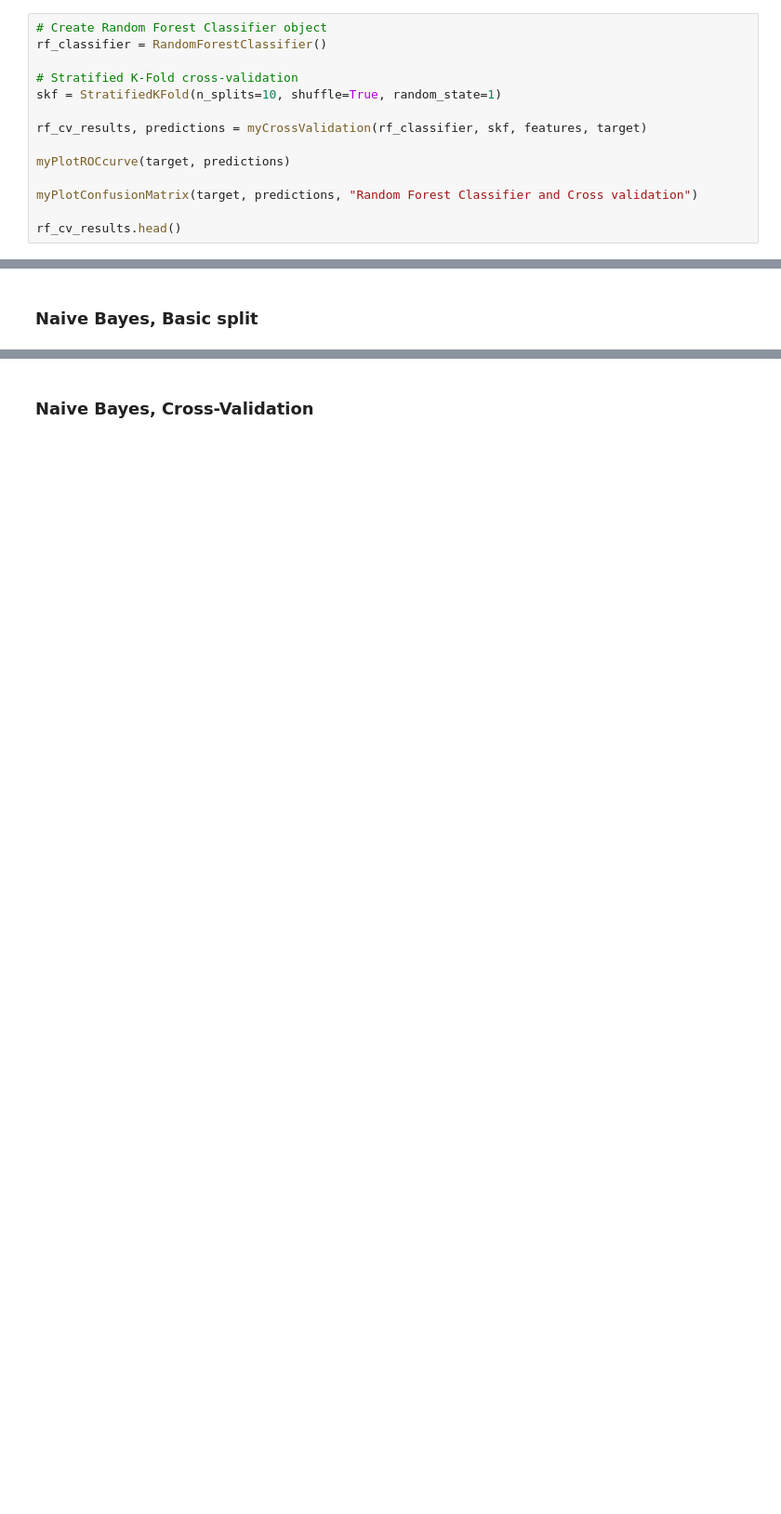
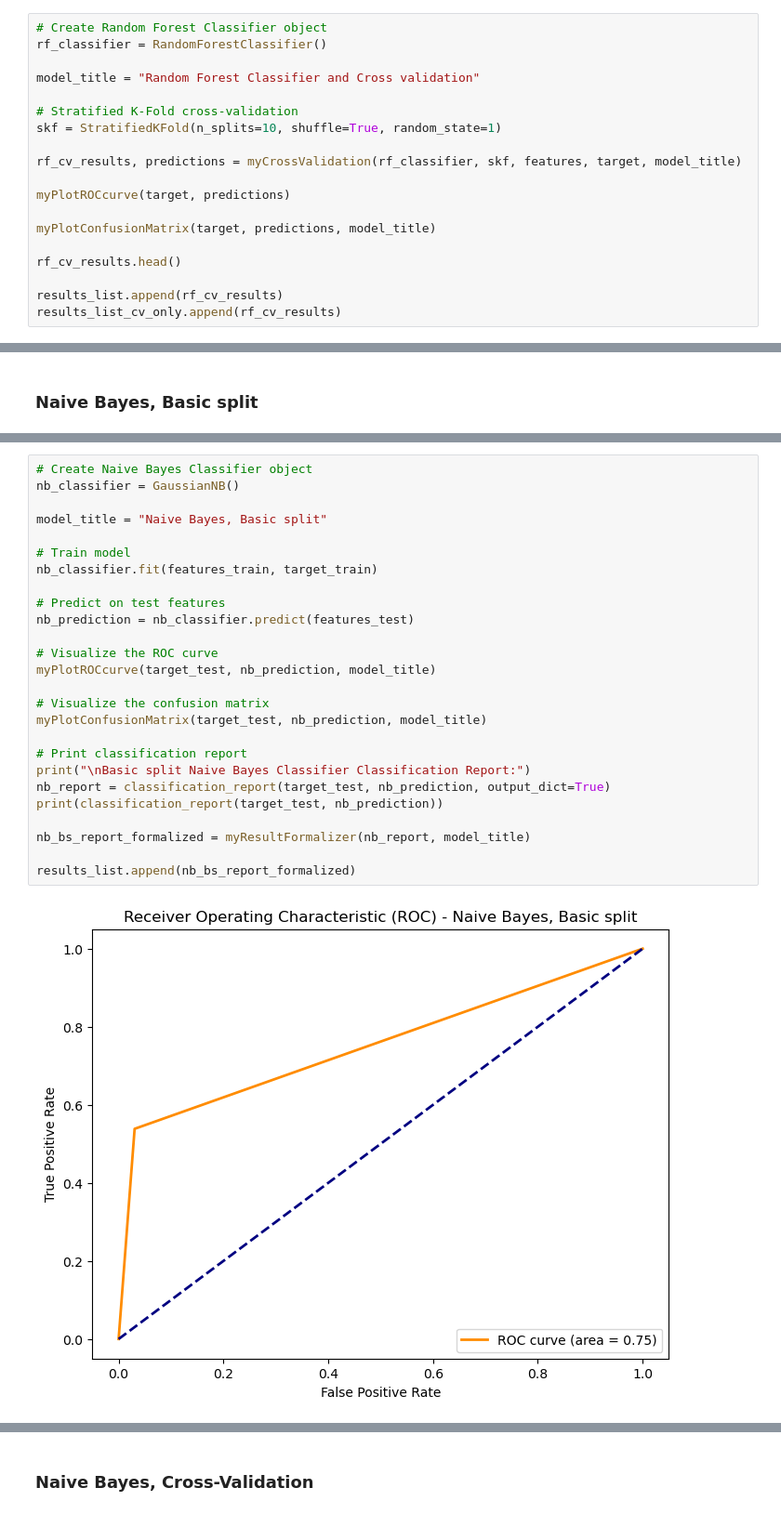
Before and after one commit to nemanjakostic99/MasinskoUcenjePrviProjekat, a Jupyter notebook: hepatitiscvirus.ipynb, the cells around one changed output, grey strips where cells are left out. Shown at 93% size. Saved outputs shown, nothing was run; the diff lists cells and outputs as text; blank space fills up the shorter version.

```diff
--- a/hepatitiscvirus.ipynb
+++ b/hepatitiscvirus.ipynb
@@ -317,14 +341,19 @@ weighted avg       0.99      0.99      0.99       144
 # Create Random Forest Classifier object
 rf_classifier = RandomForestClassifier()
 
+model_title = "Random Forest Classifier and Cross validation"
+
 # Stratified K-Fold cross-validation
 skf = StratifiedKFold(n_splits=10, shuffle=True, random_state=1)
 
-rf_cv_results, predictions = myCrossValidation(rf_classifier, skf, features, target)
+rf_cv_results, predictions = myCrossValidation(rf_classifier, skf, features, target, model_title)
 
 myPlotROCcurve(target, predictions)
 
-myPlotConfusionMatrix(target, predictions, "Random Forest Classifier and Cross validation")
+myPlotConfusionMatrix(target, predictions, model_title)
 
 rf_cv_results.head()
+
+results_list.append(rf_cv_results)
+results_list_cv_only.append(rf_cv_results)
 # %% [output]
@@ -410,0 +364,28 @@ ValueError: The truth value of a DataFrame is ambiguous. Use a.empty, a.bool(),
+# %%
+# Create Naive Bayes Classifier object
+nb_classifier = GaussianNB()
+
+model_title = "Naive Bayes, Basic split"
+
+# Train model
+nb_classifier.fit(features_train, target_train)
+
+# Predict on test features
+nb_prediction = nb_classifier.predict(features_test)
+
+# Visualize the ROC curve
+myPlotROCcurve(target_test, nb_prediction, model_title)
+
+# Visualize the confusion matrix
+myPlotConfusionMatrix(target_test, nb_prediction, model_title)
+
+# Print classification report
+print("\nBasic split Naive Bayes Classifier Classification Report:")
+nb_report = classification_report(target_test, nb_prediction, output_dict=True)
+print(classification_report(target_test, nb_prediction))
+
+nb_bs_report_formalized = myResultFormalizer(nb_report, model_title)
+
+results_list.append(nb_bs_report_formalized)
+# %% [output]
+[figure, added]
```
Also changed, not shown: parts of 33 cells of this notebook, 2 other files.
